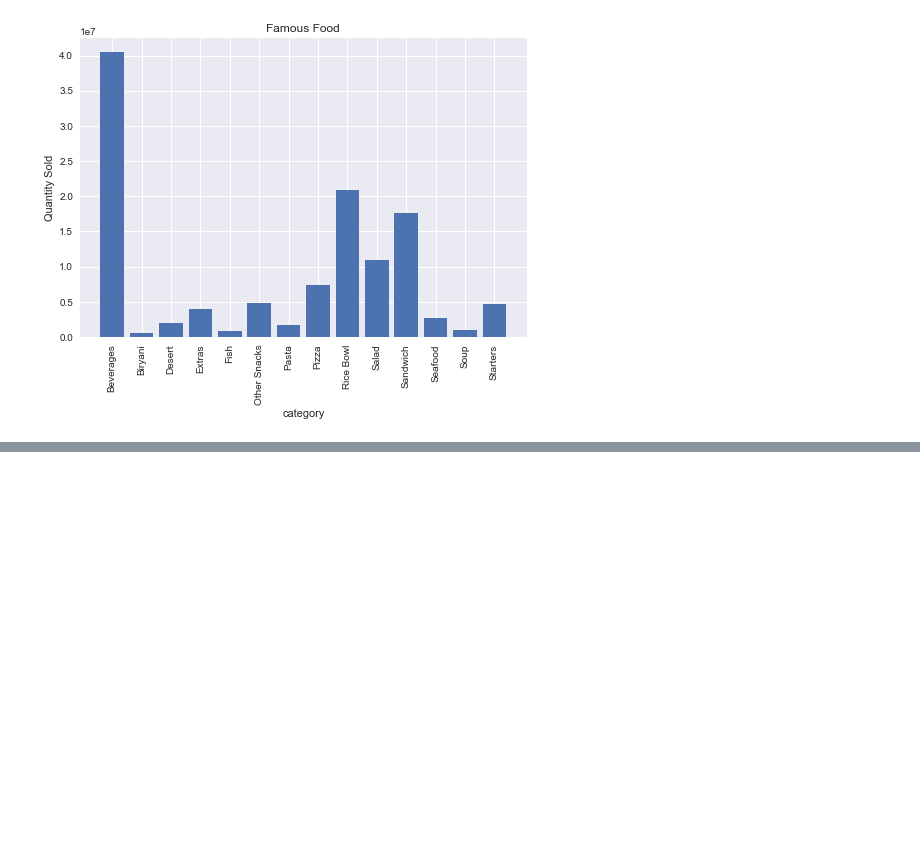
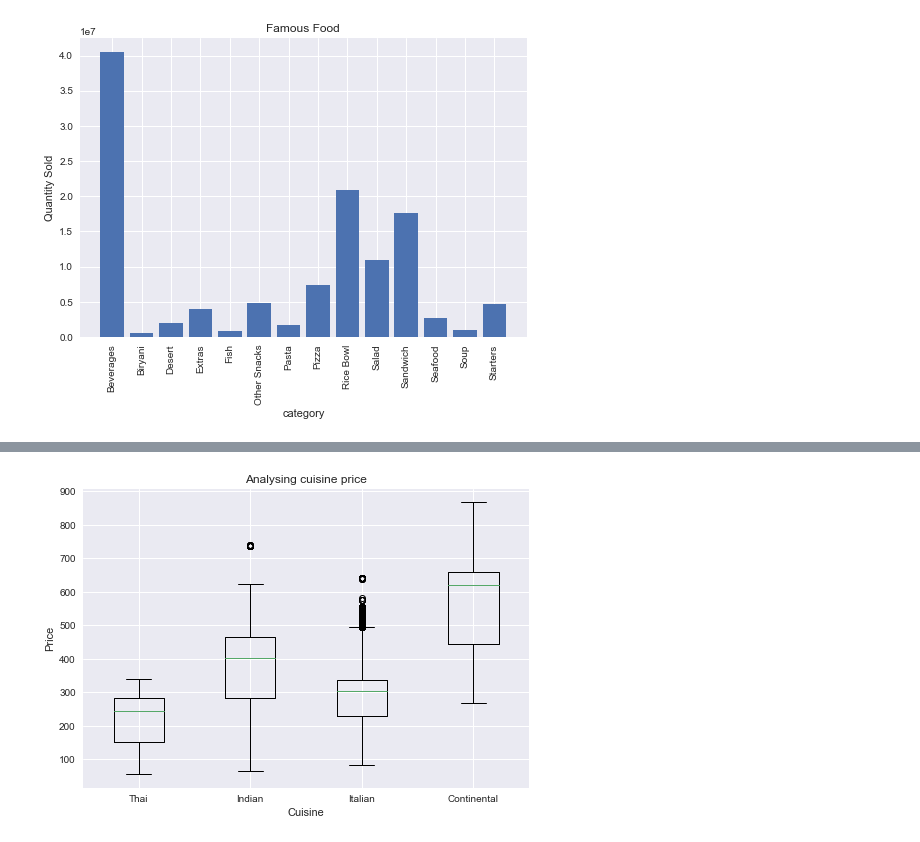
Before and after one commit to HassanButt2019/Python, a Jupyter notebook: Matplotlib/A Beginner’s Guide to matplotlib for Data Visualization and Exploration in Python.ipynb, the cells around one changed output, grey strips where cells are left out. Cells and saved outputs as stored; diff of their text form; code cells hidden in the pictures; blank space fills up the shorter version.

```diff
--- a/Matplotlib/A Beginner’s Guide to matplotlib for Data Visualization and Exploration in Python.ipynb
+++ b/Matplotlib/A Beginner’s Guide to matplotlib for Data Visualization and Exploration in Python.ipynb
@@ -98,0 +140,14 @@ plt.show
+# %%
+c_price = {}
+for i in df['cuisine'].unique():
+    c_price[i] = df[df['cuisine']==i].base_price
+# %%
+plt.boxplot([x for x in c_price.values()],labels=[x for x in c_price.keys()])
+
+plt.xlabel('Cuisine')
+plt.ylabel('Price')
+
+plt.title('Analysing cuisine price')
+plt.show()
+# %% [output]
+[figure, added]
```
Also changed, not shown: parts of 15 cells of this notebook.
